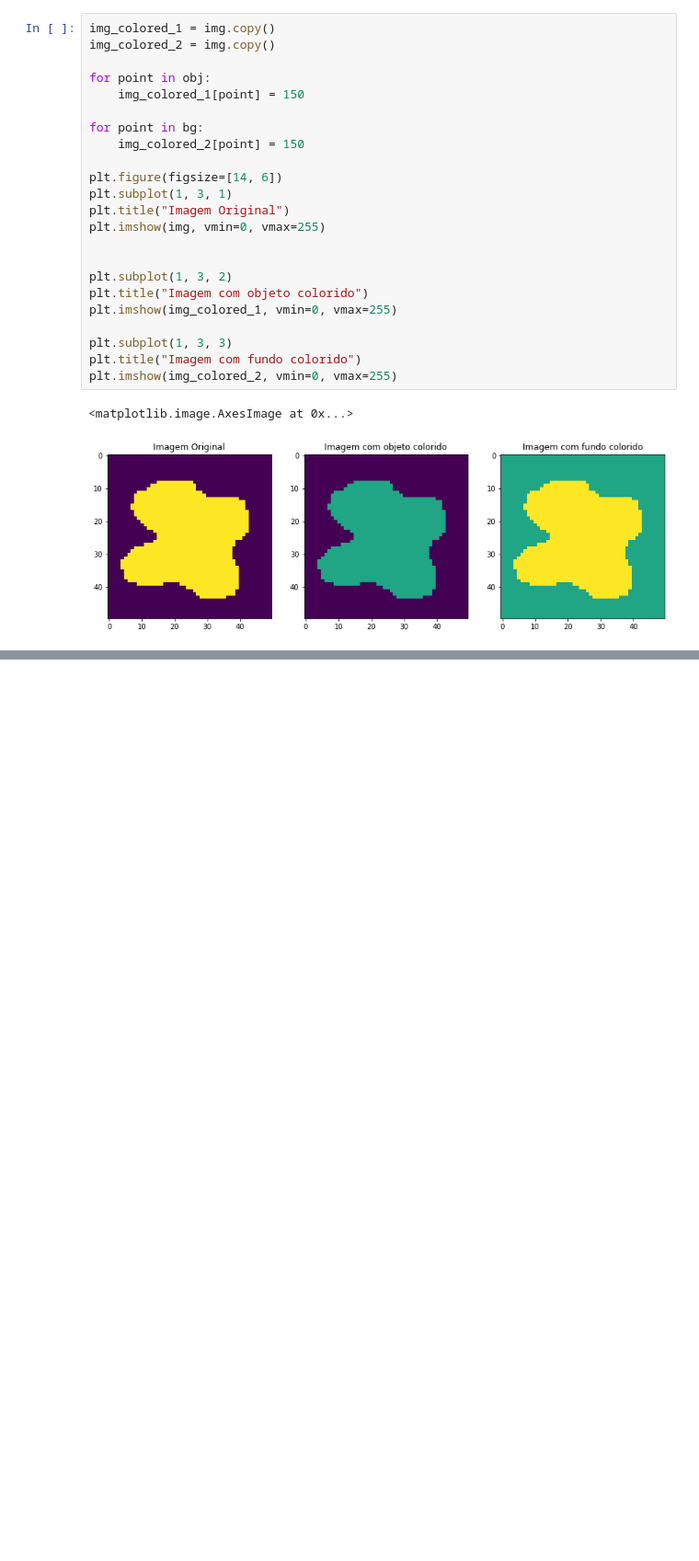
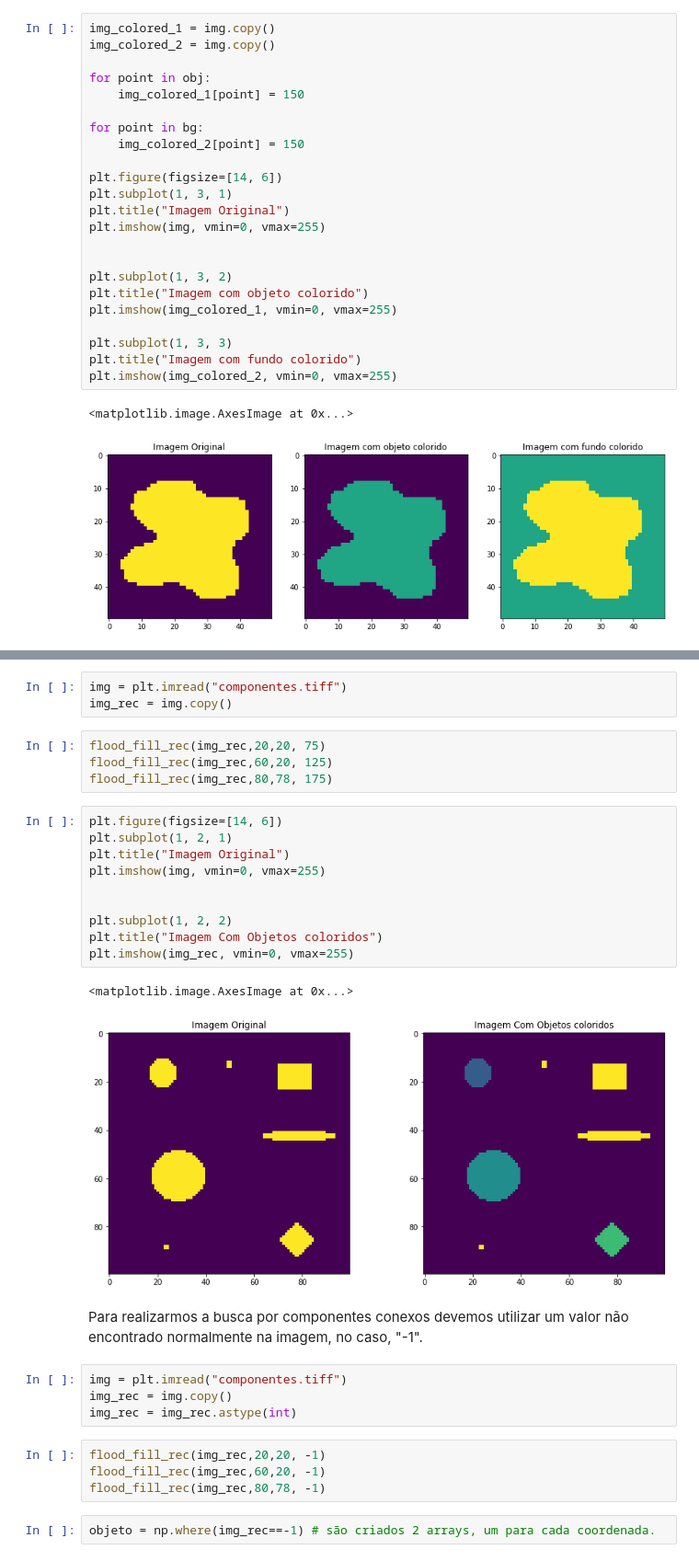
Before and after one commit to joaovicmendes/pdi-trabalho, a Jupyter notebook: Trabalho 3/src/Flood Fill para Detecção de Componentes Conexos.ipynb, the cells around one changed output, grey strips where cells are left out. Shown at 92% size. Drawn from its saved outputs; the diff is of its cells as text; blank space fills up the shorter version.

```diff
--- a/Trabalho 3/src/Flood Fill para Detecção de Componentes Conexos.ipynb
+++ b/Trabalho 3/src/Flood Fill para Detecção de Componentes Conexos.ipynb
@@ -167,0 +194,32 @@ plt.imshow(img_colored_2, vmin=0, vmax=255)
+# %%
+img = plt.imread("componentes.tiff")
+img_rec = img.copy()
+# %%
+flood_fill_rec(img_rec,20,20, 75)
+flood_fill_rec(img_rec,60,20, 125)
+flood_fill_rec(img_rec,80,78, 175)
+# %%
+plt.figure(figsize=[14, 6])
+plt.subplot(1, 2, 1)
+plt.title("Imagem Original")
+plt.imshow(img, vmin=0, vmax=255)
+
+
+plt.subplot(1, 2, 2)
+plt.title("Imagem Com Objetos coloridos")
+plt.imshow(img_rec, vmin=0, vmax=255)
+# %% [output]
+<matplotlib.image.AxesImage at 0x...>
+[figure, added]
+# %% [markdown]
+Para realizarmos a busca por componentes conexos devemos utilizar um valor não encontrado normalmente na imagem, no caso, "-1".
+# %%
+img = plt.imread("componentes.tiff")
+img_rec = img.copy()
+img_rec = img_rec.astype(int)
+# %%
+flood_fill_rec(img_rec,20,20, -1)
+flood_fill_rec(img_rec,60,20, -1)
+flood_fill_rec(img_rec,80,78, -1)
+# %%
+objeto = np.where(img_rec==-1) # são criados 2 arrays, um para cada coordenada.
```
Also changed, not shown: parts of 7 cells of this notebook, 1 other file.
